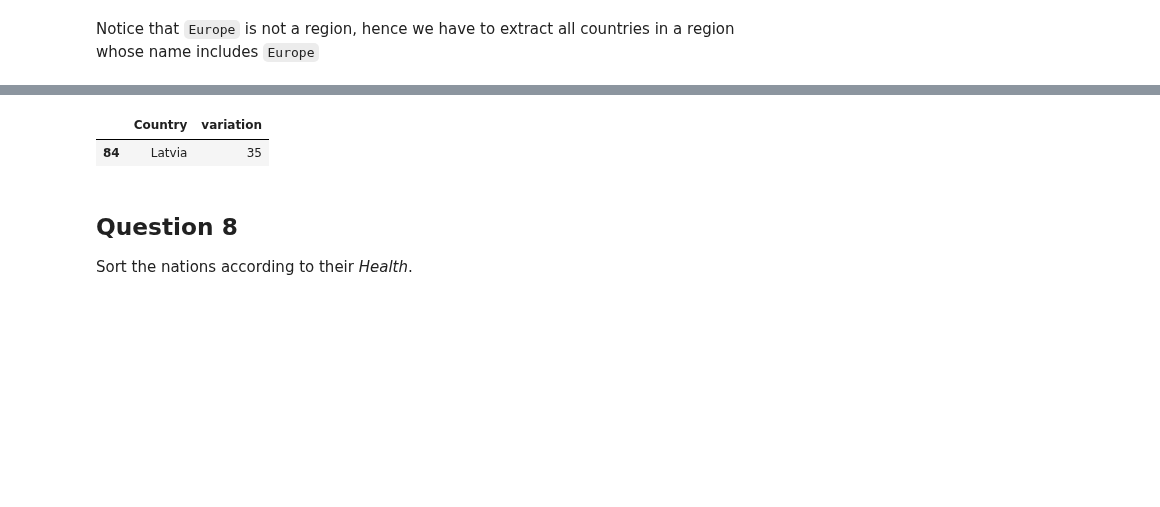
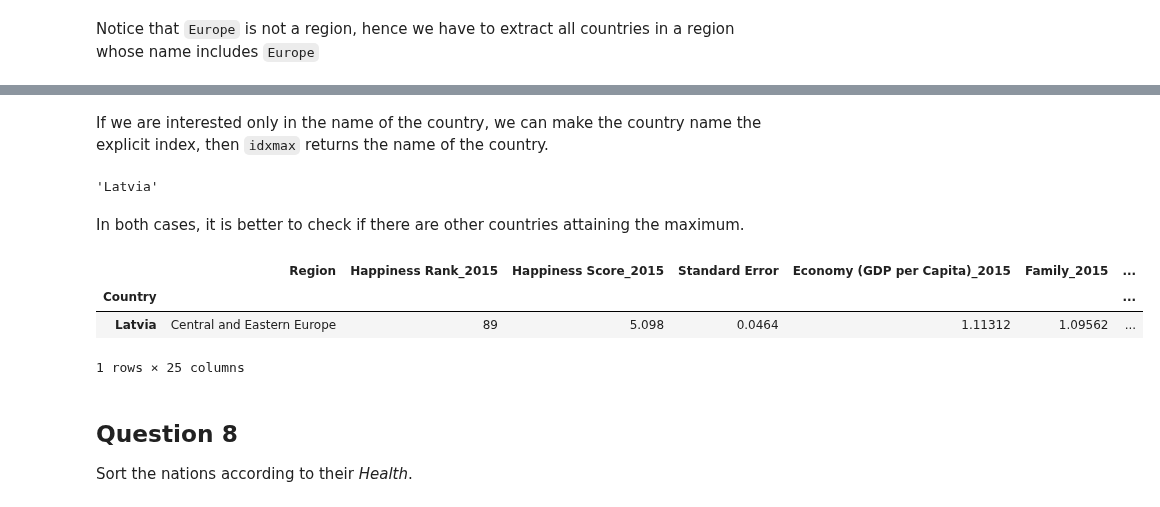
Before and after one commit to gdv/foundationsCS, a Jupyter notebook: teachers/py-10-happiness.ipynb, the cells around one changed output, grey strips where cells are left out. Cells and saved outputs as stored; diff of their text form; code cells hidden in the pictures; blank space fills up the shorter version.

```diff
--- a/teachers/py-10-happiness.ipynb
+++ b/teachers/py-10-happiness.ipynb
@@ -210,6 +207,7 @@ For each nation, compute the variation in the ranking between 2015 and 2017. Put
 We join the `h15` and `h17` dataframes on the *Country* column.
 Beware that we need to use an outer join, for otherwise we would consider only contries that had a ranking in both years
 # %%
-joined = pd.merge(h15, h17, on='Country')
-joined['variation'] = joined['Happiness Rank_x'] - joined['Happiness Rank_y']
+joined = pd.merge(h15, h17, on='Country',
+                  suffixes = ['_2015', '_2017'])
+joined['variation'] = joined['Happiness Rank_2015'] - joined['Happiness Rank_2017']
 # %%
@@ -318,8 +326,20 @@ Then we sort the countries and take the last one with `tail`
+# %% [markdown]
+If we are interested only in the name of the country, we can make the country name the explicit index, then `idxmax` returns the name of the country.
+# %%
+europe.set_index('Country', inplace = True)
+# %%
+europe['variation'].idxmax()
+# %% [output]
+'Latvia'
+# %% [markdown]
+In both cases, it is better to check if there are other countries attaining the maximum.
 # %%
-europe.sort_values('variation')[['Country', 'variation']].tail(1)
+europe[europe['variation'] >= europe['variation'].max()]
 # %% [output]
-|  | Country | variation |
-| 84 | Latvia | 35 |
+|  | Region | Happiness Rank_2015 | Happiness Score_2015 | Standard Error | Economy (GDP per Capita)_2015 | Family_2015 | ... |
+| Country |  |  |  |  |  |  | ... |
+| Latvia | Central and Eastern Europe | 89 | 5.098 | 0.0464 | 1.11312 | 1.09562 | ... |
+1 rows × 25 columns
 # %% [markdown]
 ## Question 8
 Sort the nations according to their *Health*.
```
Also changed, not shown: parts of 16 cells of this notebook, 8 other files.
